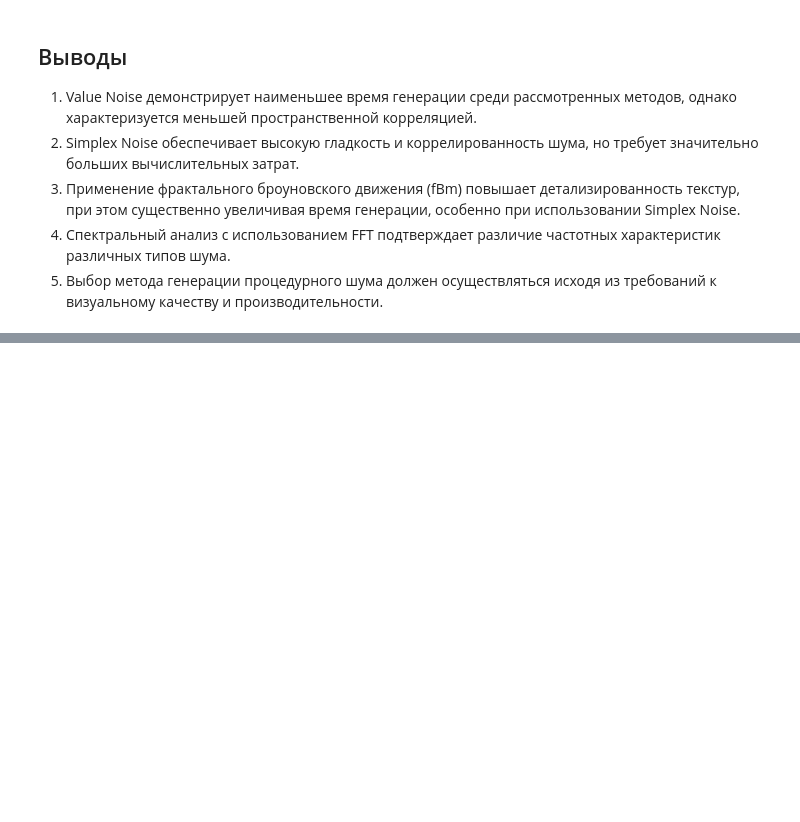
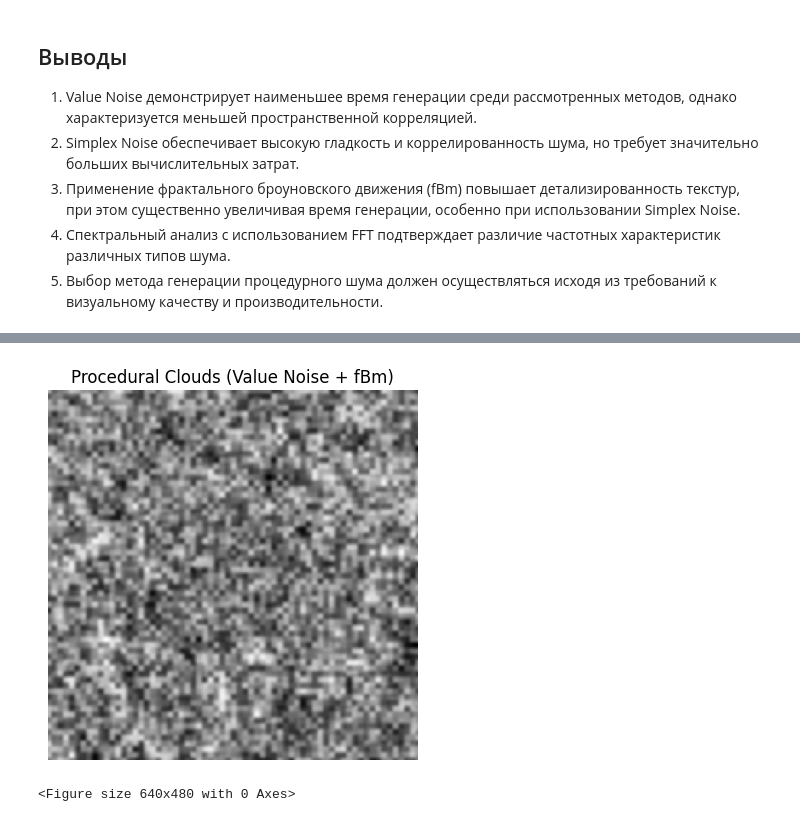
Before and after one commit to gioshek/Course_Work_2025, a Jupyter notebook: notebooks/demo.ipynb, the cells around one changed output, grey strips where cells are left out. Cells and saved outputs as stored; diff of their text form; code cells hidden in the pictures; blank space fills up the shorter version.

```diff
--- a/notebooks/demo.ipynb
+++ b/notebooks/demo.ipynb
@@ -143,0 +256,35 @@ plt.show()
+# %%
+import numpy as np
+import matplotlib.pyplot as plt
+
+from src.noise import value_noise
+from src.noise.fractal import fbm
+
+SIZE = 256
+
+clouds = fbm(
+    value_noise,
+    SIZE,
+    SIZE,
+    scale=64,
+    octaves=5,
+    gain=0.6,
+    lacunarity=2.0,
+    seed=10,
+)
+
+clouds = (clouds - clouds.min()) / (clouds.max() - clouds.min())
+
+plt.imshow(clouds, cmap="gray")
+plt.title("Procedural Clouds (Value Noise + fBm)")
+plt.axis("off")
+plt.savefig(
+    PROJECT_ROOT / "report" / "texture" / "clouds.png",
+    dpi=200,
+    bbox_inches="tight",
+)
+plt.show()
+plt.close()
+# %% [output]
+[figure, added]
+<Figure size 640x480 with 0 Axes>
```
Also changed, not shown: parts of 10 cells of this notebook, 5 other files.
